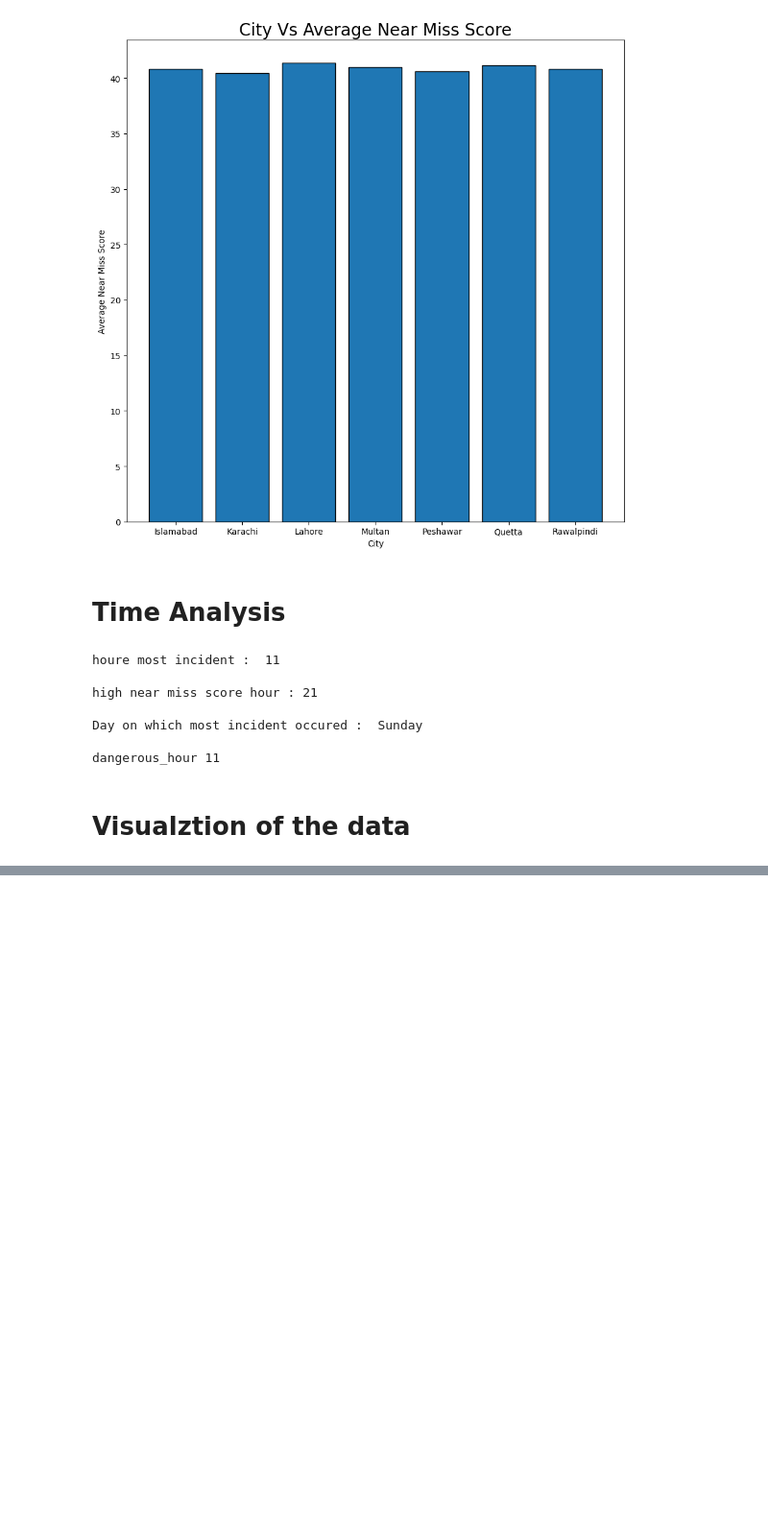
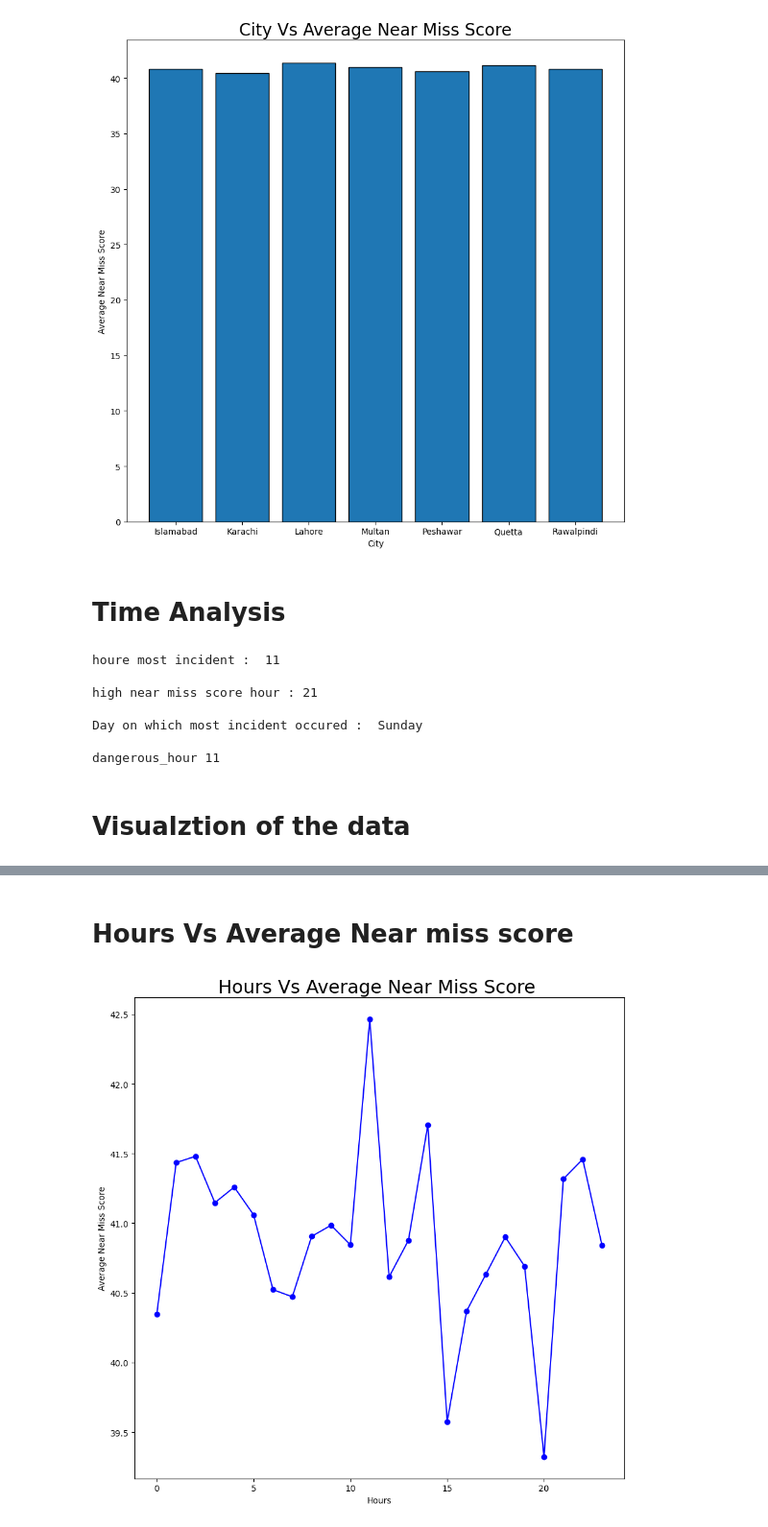
Before and after one commit to Engr-Jawad/Data-Science-Projects, a Jupyter notebook: Urban-Road-Safety-Near-Miss-Analysis/data_cleaning.ipynb, the cells around one changed output, grey strips where cells are left out. Shown at 96% size. Drawn from its saved outputs; the diff is of its cells as text; code cells hidden in the pictures; blank space fills up the shorter version.

```diff
--- a/Urban-Road-Safety-Near-Miss-Analysis/data_cleaning.ipynb
+++ b/Urban-Road-Safety-Near-Miss-Analysis/data_cleaning.ipynb
@@ -204,0 +206,14 @@ plt.show()
+# %% [markdown]
+# Hours Vs Average Near miss score
+# %%
+hour_vs_avg_miss_score = df.groupby("Hour")["Near_Miss_Score"].mean()
+plt.figure(figsize=(9,9))
+plt.plot(hour_vs_avg_miss_score,color="Blue",marker="o")
+plt.title("Hours Vs Average Near Miss Score ",fontsize=22)
+plt.xlabel("Hours")
+plt.ylabel("Average Near Miss Score")
+plt.tight_layout()
+plt.savefig("hour_vs_avg_miss_score.png",dpi=300,bbox_inches="tight")
+plt.show()
+# %% [output]
+[figure, added]
```
Also changed, not shown: parts of 1 cell of this notebook, 2 other files.
